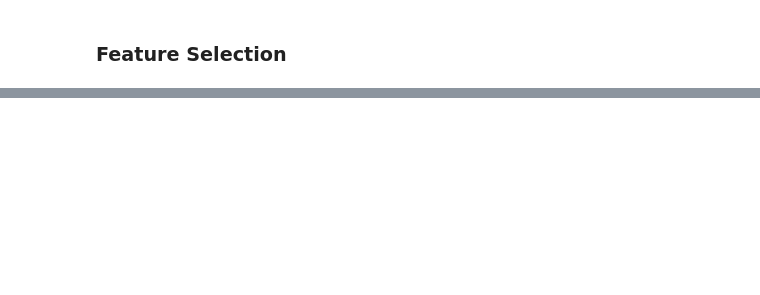
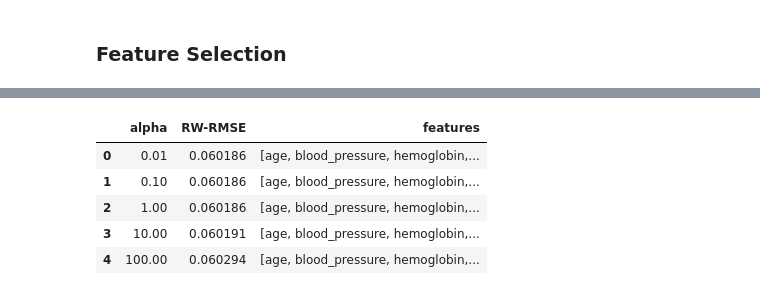
Before and after one commit to Edouard1000/Deep-learning, a Jupyter notebook: notebook.ipynb, the cells around one changed output, grey strips where cells are left out. Saved outputs shown, nothing was run; the diff lists cells and outputs as text; code cells hidden in the pictures; blank space fills up the shorter version.

```diff
--- a/notebook.ipynb
+++ b/notebook.ipynb
@@ -222,0 +239,10 @@ X_learn_A.head(10)
+# %%
+features = ["age", "blood_pressure", "cholesterol"]
+
+score = evaluate_feature_selection_cv(
+    X_learn_A,
+    y_learn,
+    model,
+    features,
+    True
+)
@@ -222,0 +257,6 @@ X_learn_A.head(10)
+# %%
+class ClippedLinearRegression(LinearRegression):
+
+    def predict(self, X):
+        y_pred = super().predict(X)
+        return np.clip(y_pred, 0, 1)
@@ -222,0 +411,25 @@ X_learn_A.head(10)
+# %%
+ridge_alphas = [0.01, 0.1, 1, 10, 100]
+
+results_ridge = []
+
+for alpha in ridge_alphas:
+
+    model = make_pipeline(
+        StandardScaler(),
+        WeightedRegression(model_type="ridge", alpha=alpha)
+    )
+
+    score, features, pipeline = evaluate_sfs(
+        X_learn_A,
+        y_learn,
+        model=model,
+        direction="backward",
+        n_features=6
+    )
+
+    results_ridge.append({
+        "alpha": alpha,
+        "RW-RMSE": score,
+        "features": features
+    })
@@ -222,0 +454,11 @@ X_learn_A.head(10)
+# %%
+df_ridge = pd.DataFrame(results_ridge)
+
+display(df_ridge.sort_values("RW-RMSE"))
+# %% [output]
+|  | alpha | RW-RMSE | features |
+| 0 | 0.01 | 0.060186 | [age, blood_pressure, hemoglobin,... |
+| 1 | 0.10 | 0.060186 | [age, blood_pressure, hemoglobin,... |
+| 2 | 1.00 | 0.060186 | [age, blood_pressure, hemoglobin,... |
+| 3 | 10.00 | 0.060191 | [age, blood_pressure, hemoglobin,... |
+| 4 | 100.00 | 0.060294 | [age, blood_pressure, hemoglobin,... |
```
Also changed, not shown: parts of 23 cells of this notebook, 5 other files.
